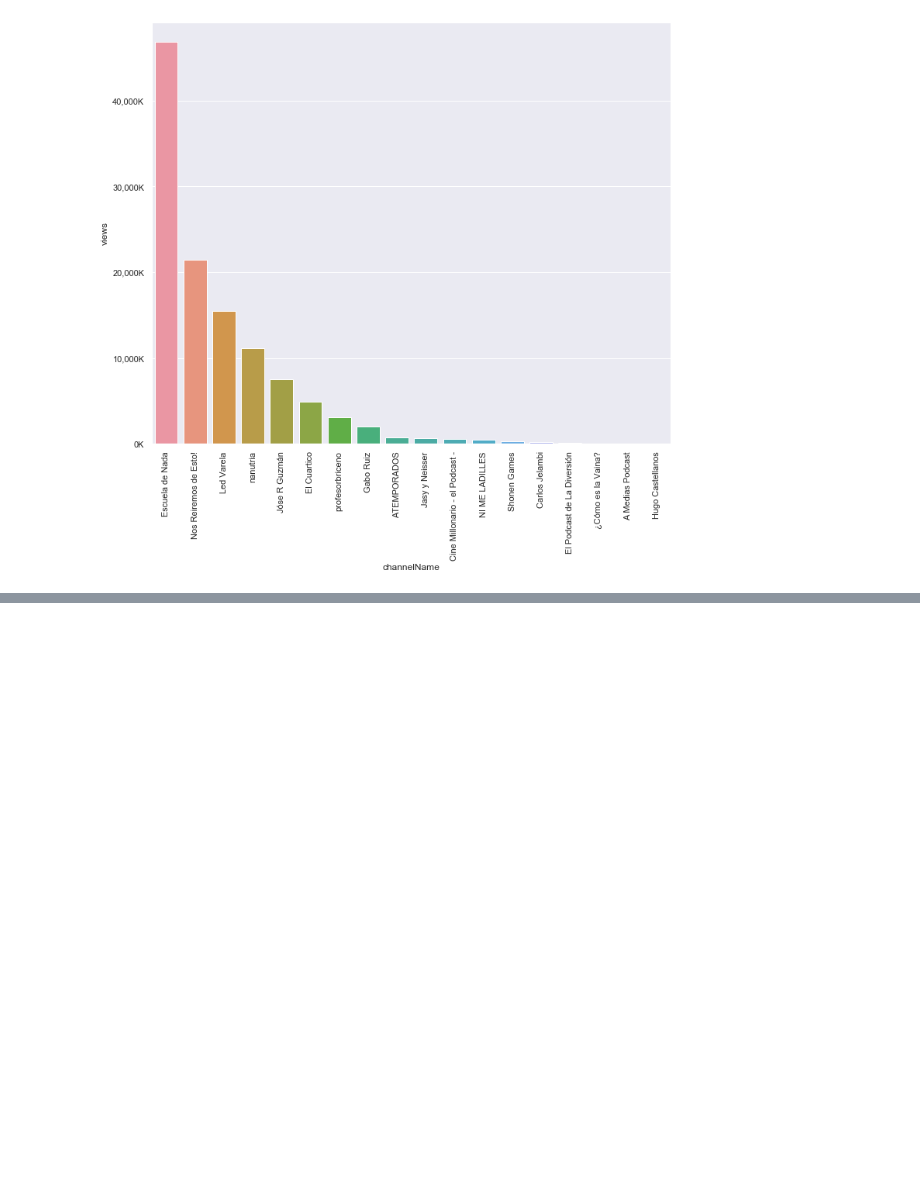
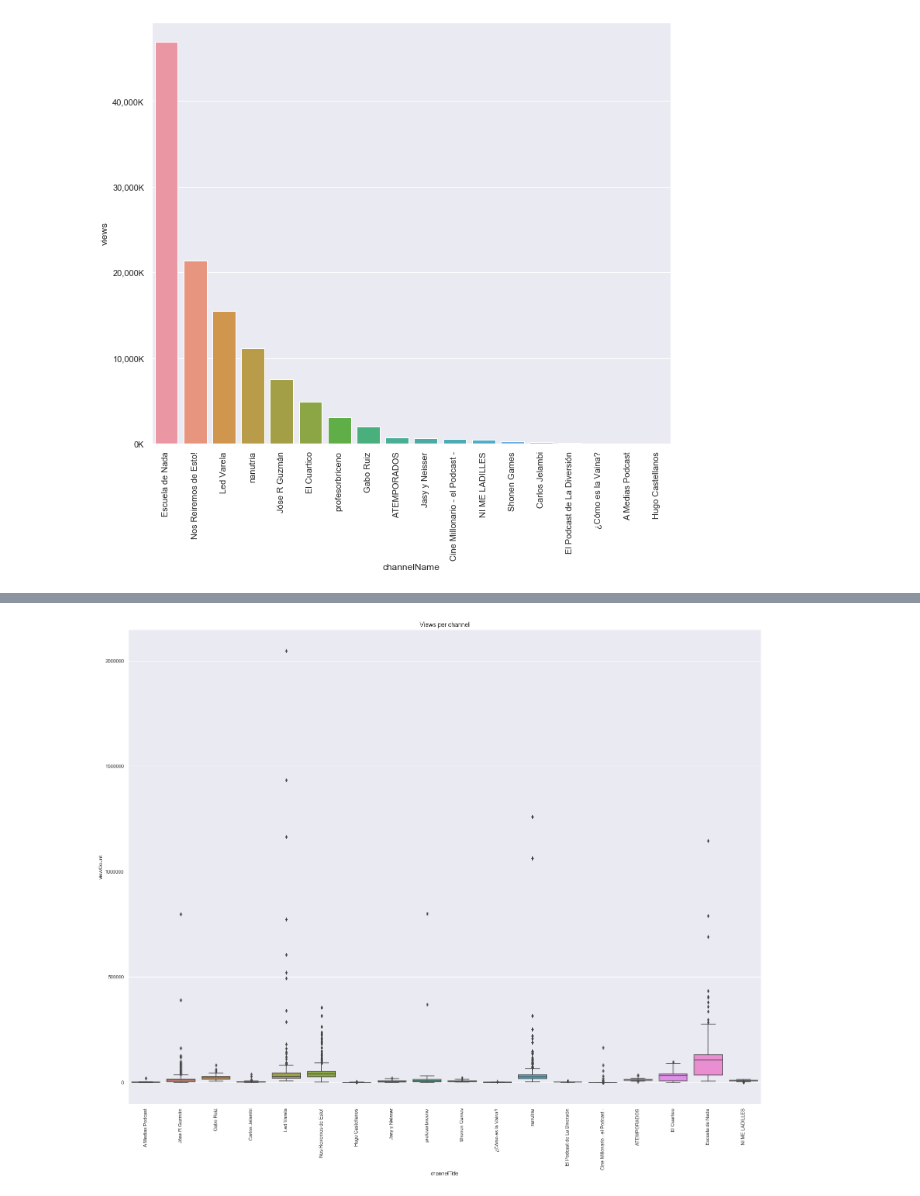
Before and after one commit to jarmasp/Youtube-portfolio-project, a Jupyter notebook: youtube api project.ipynb, the cells around one changed output, grey strips where cells are left out. Cells and saved outputs as stored; diff of their text form; code cells hidden in the pictures; blank space fills up the shorter version.

```diff
--- a/youtube api project.ipynb
+++ b/youtube api project.ipynb
@@ -165,6 +251,4 @@ comments_df
 
 #searching for null values
 video_df.isnull().any()
-
-video_df = video_df.astype({'viewCount':int, 'likeCount':int, 'favoriteCount':int, 'commentCount':int})
 # %% [output]
@@ -172,17 +268,0 @@ KeyError: 'Only a column name can be used for the key in a dtype mappings argume
-# %%
-#feature engineering
-
-# Create published day (of the week) column
-video_df['publishedAt'] =  video_df['publishedAt'].apply(lambda x: parser.parse(x))
-video_df['pushblishDayName'] = video_df['publishedAt'].apply(lambda x: x.strftime("%A"))
-
-# convert duration to seconds
-video_df['durationSecs'] = video_df['duration'].apply(lambda x: isodate.parse_duration(x))
-video_df['durationSecs'] = video_df['durationSecs'].astype('timedelta64[s]')
-
-# count number of tags
-video_df['tagsCount'] = video_df['tags'].apply(lambda x: 0 if x is None else len(x))
-
-#Measure engagement by calculating comments and likes per 1000 view ratio
-video_df['likeRatio'] = video_df['likeCount']/ video_df['viewCount'] * 1000
-video_df['commentRatio'] = video_df['commentCount']/ video_df['viewCount'] * 1000
@@ -188,0 +292,4 @@ video_df['commentRatio'] = video_df['commentCount']/ video_df['viewCount'] * 100
+# %%
+# Convert count columns to float
+numeric_cols = ['viewCount', 'likeCount', 'favouriteCount', 'commentCount']
+video_df[numeric_cols] = video_df[numeric_cols].apply(pd.to_numeric, errors = 'coerce', axis = 1)
@@ -188,0 +317,3 @@ video_df['commentRatio'] = video_df['commentCount']/ video_df['viewCount'] * 100
+# %%
+# count number of tags
+video_df['tagCount'] = video_df['tags'].apply(lambda x: 0 if x is None else len(x))
@@ -192,10 +334,13 @@ video_df.head()
 # %%
 #Views distribution per channel
 
-plt.rcParams['figure.figsize'] = (26, 14)
-sns.violinplot(video_df['channelTitle'], video_df['viewCount'])
+plt.rcParams['figure.figsize'] = (26, 20)
+ax = sns.boxplot(video_df['channelTitle'], video_df['viewCount'])
 plt.title('Views per channel', fontsize = 14)
+plot = ax.set_xticklabels(ax.get_xticklabels(),rotation = 90)
 plt.show()
+# %% [output]
+[figure, added]
 # %%
 #video duration and views
 
```
Also changed, not shown: parts of 22 cells of this notebook, 1 other file.
